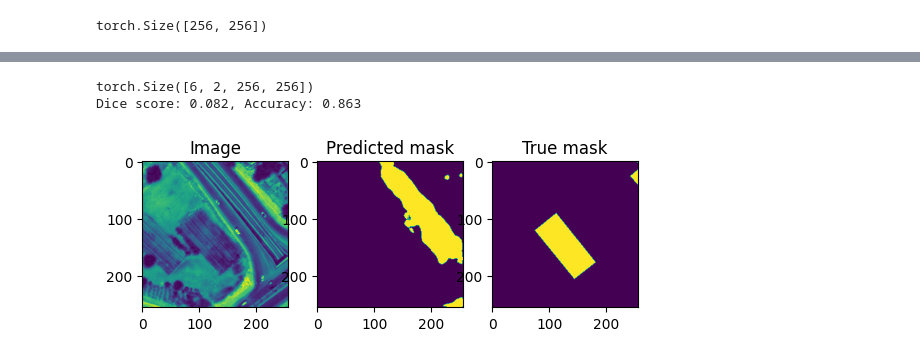
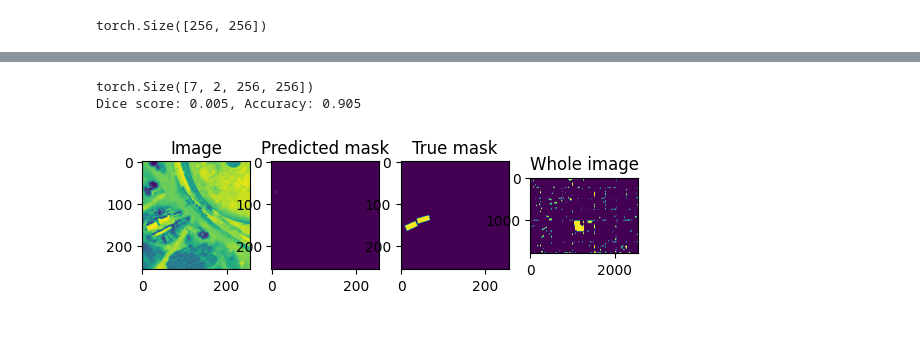
Before and after one commit to enguy-hub/VGI_BuildingSegmentation, a Jupyter notebook: train.ipynb, the cells around one changed output, grey strips where cells are left out. Drawn from its saved outputs; the diff is of its cells as text; code cells hidden in the pictures; blank space fills up the shorter version.

```diff
--- a/train.ipynb
+++ b/train.ipynb
@@ -122,4 +123,6 @@ for i in range(num_val):
     val_mask[i]=dataset.mask[val_ids[i]]
 train_data=train_data.permute(0,3,1,2)
 val_data=val_data.permute(0,3,1,2)
+all_data = dataset.data.permute(0,3,1,2)
+all_mask = dataset.mask
 # %%
@@ -254,13 +257,17 @@ def evaluate(net, device, amp):
     with torch.autocast(device.type if device.type != 'mps' else 'cpu', enabled=amp):
         with tqdm(total=num_val_batches, desc='Validation round', unit='img', leave=False):
             image, mask_true = val_data, val_mask
-
+            all_images, all_masks = all_data, all_mask
             # move images and labels to correct device and type
             image = image.to(device=device, dtype=torch.float32, memory_format=torch.channels_last)
             mask_true = mask_true.to(device=device, dtype=torch.long)
+            all_images = all_images.to(device=device, dtype=torch.float32, memory_format=torch.channels_last)
+            all_masks = all_masks.to(device=device, dtype=torch.long)
 
             # predict the mask
             mask_pred = net(image)
+            all_mask_pred = net(all_images)
+            all_pred = all_mask_pred.argmax(dim=1)
             pred= mask_pred.argmax(dim=1)
             if net.n_classes == 1:
                 assert mask_true.min() >= 0 and mask_true.max() <= 1, 'True mask indices should be in [0, 1]'
@@ -277,10 +284,10 @@ def evaluate(net, device, amp):
                 val_accuracy = (mask_pred == mask_true).float().mean()
     print(mask_pred.shape)
     net.train()
-    return dice_score / max(num_val_batches, 1) , val_accuracy , mask_pred, mask_true, pred
+    return dice_score / max(num_val_batches, 1) , val_accuracy , mask_pred, mask_true, pred, all_pred, all_masks
 # %%
-dice_score, val_accuracy, mask_pred, mask_true,  pred = evaluate(model, device, amp)
+dice_score, val_accuracy, mask_pred, mask_true,  pred, all_pred, all_masks = evaluate(model, device, amp)
 print(f'Dice score: {dice_score.item():.3f}, Accuracy: {val_accuracy.item():.3f}')
 # %% [output]
-torch.Size([6, 2, 256, 256])
-Dice score: 0.082, Accuracy: 0.863
+torch.Size([7, 2, 256, 256])
+Dice score: 0.005, Accuracy: 0.905
@@ -289,17 +294,34 @@ t=torch.argmax(mask_pred, dim=1
+# %%
+
+
+whole_image = np.zeros((7*256,2560))
+whole_mask = np.zeros((7*256,2560))
+line_mask = np.zeros((256,2560))
+line_image = np.zeros((256,2560))
+for i in range(0,7):
+    for j in range(0,10):
+        id = i*10+j
+        line_image[:,j*256:(j+1)*256] = all_pred[id,:,:]
+        line_mask[:,j*256:(j+1)*256] = all_masks[id,:,:]
+    whole_image[i*256:(i+1)*256,:] = line_image
+    whole_mask[i*256:(i+1)*256,:] = line_mask
 # %%
 import matplotlib.pyplot as plt
-plt.subplot(1, 3, 1)
+plt.subplot(1, 4, 1)
 image=val_data[3,:,:,:].cpu().numpy().transpose(1, 2, 0)
 plt.imshow(image[:,:,0])
 plt.title('Image')
-plt.subplot(1, 3, 2)
+plt.subplot(1, 4, 2)
 result=mask_pred[3,1,:,:].cpu().numpy()
 plt.imshow(result)
 plt.title('Predicted mask')
-plt.subplot(1, 3, 3)
+plt.subplot(1, 4, 3)
 plt.imshow(mask_true[3,1,:,:].cpu().numpy())
 plt.title('True mask')
+plt.subplot(1, 4, 4)
+plt.imshow(whole_image)
+plt.title('Whole image')
 
 plt.show()
 # %% [output]
-[figure, old version]
+[figure, new version]
```
Also changed, not shown: parts of 6 cells of this notebook.
